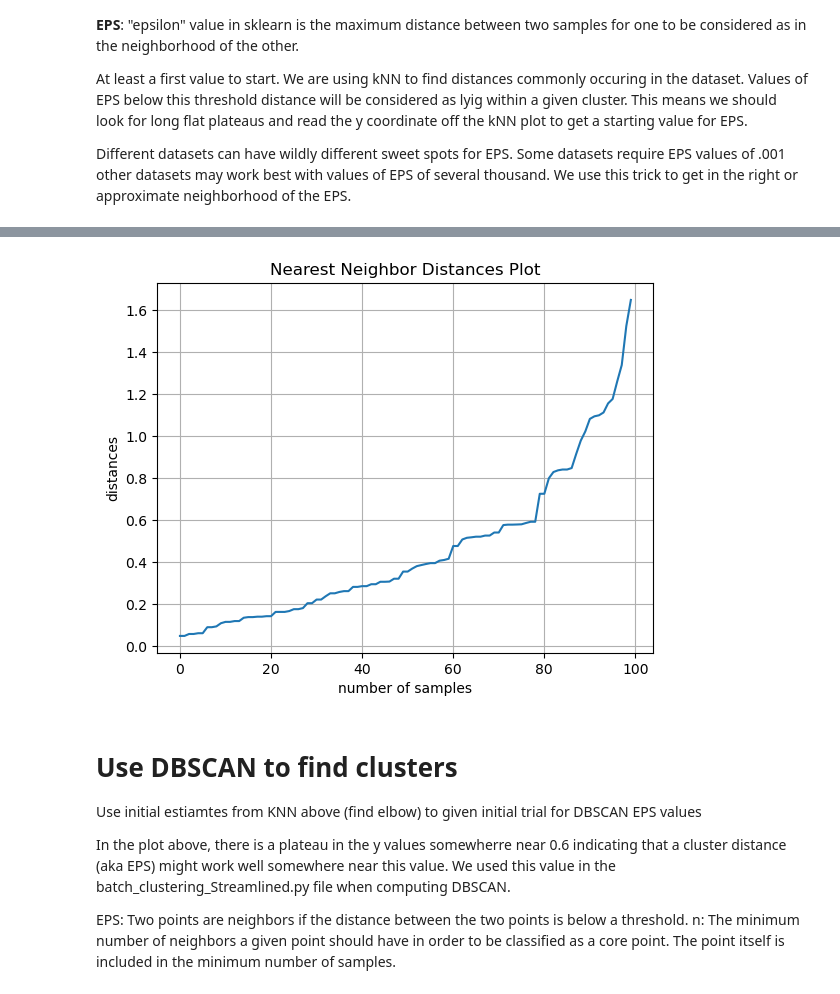
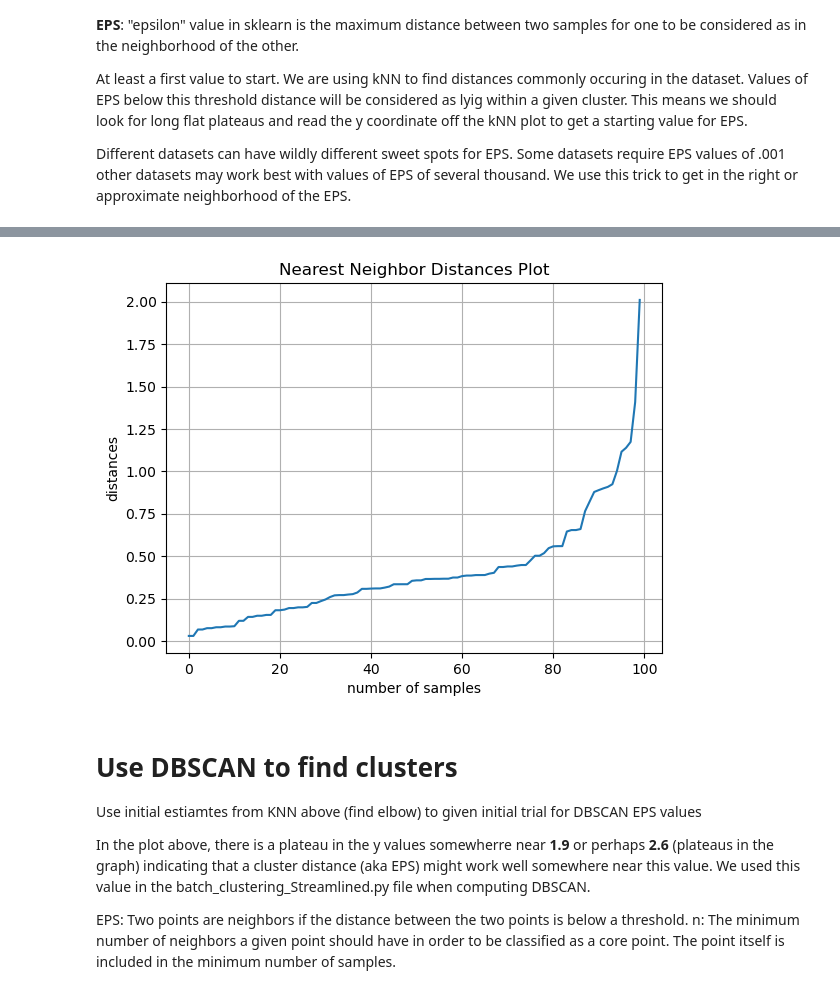
Before and after one commit to zmadscientist/UnsupervisedLearning, a Jupyter notebook: AppliedDBSCAN.ipynb, the cells around one changed output, grey strips where cells are left out. Drawn from its saved outputs; the diff is of its cells as text; code cells hidden in the pictures.

```diff
--- a/AppliedDBSCAN.ipynb
+++ b/AppliedDBSCAN.ipynb
@@ -33,28 +33,26 @@ plt.clf() # clear the figure
 # %%
 from sklearn.neighbors import NearestNeighbors
 import numpy as np
 
-PCA_images = X
+neighbors = NearestNeighbors(n_neighbors= 3)
 
-neighbors = NearestNeighbors(n_neighbors= 10)
-#X = StandardScaler().fit_transform(PCA_images)
-neighbors_fit = neighbors.fit(PCA_images)
-distances, indices = neighbors_fit.kneighbors(PCA_images)
+neighbors_fit = neighbors.fit(X)
+distances, indices = neighbors_fit.kneighbors(X)
 
 distances = np.sort(distances, axis=0)
 plt.xlabel('number of samples')
 plt.ylabel('distances')
 plt.title('Nearest Neighbor Distances Plot')
 plt.plot(distances[:,1])
 plt.grid()
 # %% [output]
-[figure, old version]
+[figure, new version]
 # %% [markdown]
 # Use DBSCAN to find clusters
 
 Use initial estiamtes from KNN above (find elbow) to given initial trial for DBSCAN EPS values
 
-In the plot above, there is a plateau in the y values somewherre near 0.6 indicating that a cluster distance (aka EPS) might work well somewhere near this value. We used this value in the batch_clustering_Streamlined.py file when computing DBSCAN.
+In the plot above, there is a plateau in the y values somewherre near **1.9** or perhaps **2.6** (plateaus in the graph) indicating that a cluster distance (aka EPS) might work well somewhere near this value. We used this value in the batch_clustering_Streamlined.py file when computing DBSCAN.
 
 EPS: Two points are neighbors if the distance between the two points is below a threshold. n: The minimum number of neighbors a given point should have in order to be classified as a core point. The point itself is included in the minimum number of samples.
 # %%
```
Also changed, not shown: parts of 3 cells of this notebook, 1 other file.
